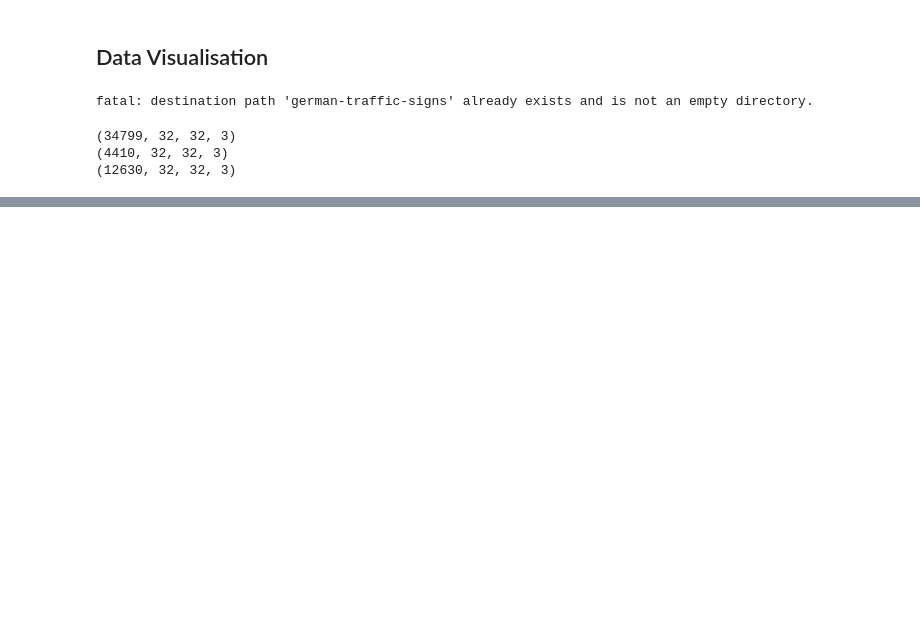
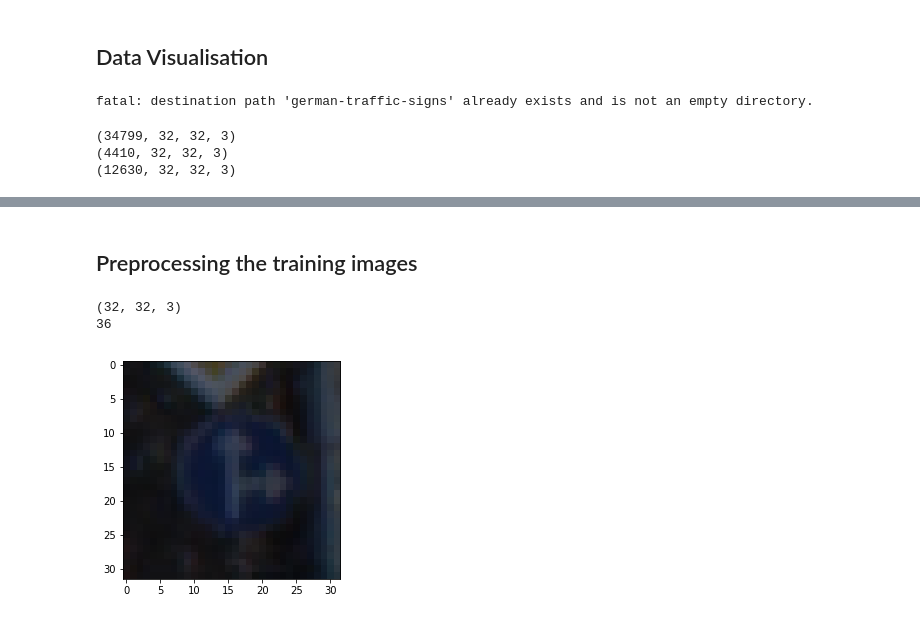
Before and after one commit to CleanPegasus/Traffic-Sign-Classifier, a Jupyter notebook: Traffic Sign Classifier.ipynb, the cells around one changed output, grey strips where cells are left out. Cells and saved outputs as stored; diff of their text form; code cells hidden in the pictures; blank space fills up the shorter version.

```diff
--- a/Traffic Sign Classifier.ipynb
+++ b/Traffic Sign Classifier.ipynb
@@ -68,0 +80,10 @@ IndexError: index 330 is out of bounds for axis 0 with size 330
+# %% [markdown]
+## Preprocessing the training images
+# %%
+plt.imshow(X_train[1000])
+print(X_train[1000].shape)
+print(y_train[1000])
+# %% [output]
+(32, 32, 3)
+36
+[figure, added]
```
Also changed, not shown: parts of 5 cells of this notebook.
